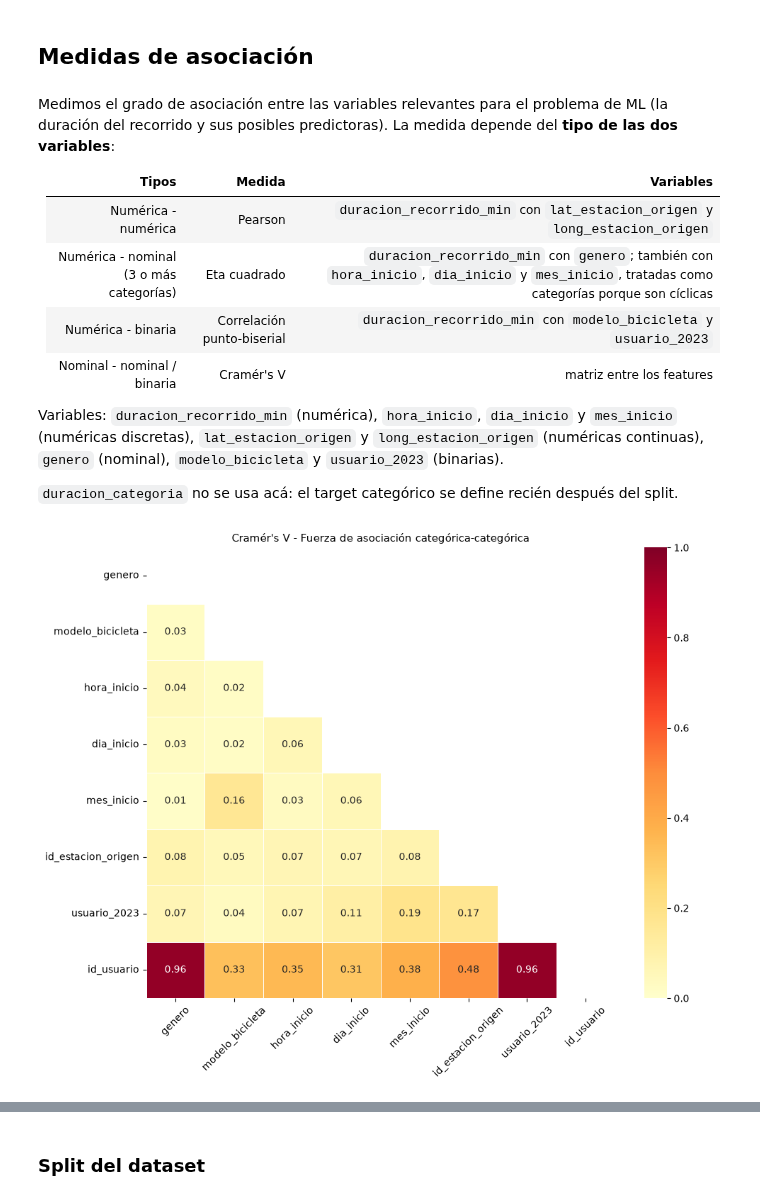
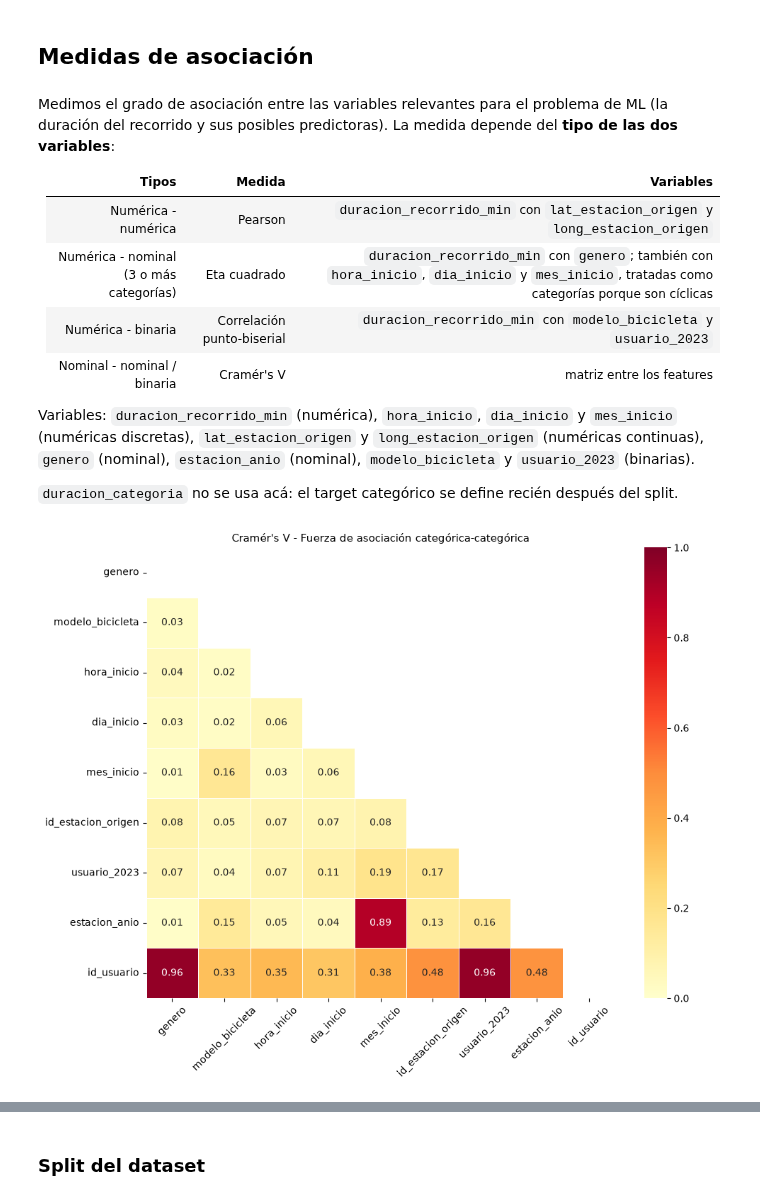
Before and after one commit to brigere/data-anlysis-ceia, a Jupyter notebook: tp_final_2026.ipynb, the cells around one changed output, grey strips where cells are left out. Saved outputs shown, nothing was run; the diff lists cells and outputs as text; code cells hidden in the pictures.

Commit message:
EstacionAnio

```diff
--- a/tp_final_2026.ipynb
+++ b/tp_final_2026.ipynb
@@ -640,4 +983,14 @@ Dato curioso observado en combinaciones: 10 de las 20 combinaciones más frecuen
 df_recorridos["hora_inicio"] = df_recorridos["fecha_origen_recorrido"].dt.hour    # 0-23
 df_recorridos["dia_inicio"] = df_recorridos["fecha_origen_recorrido"].dt.dayofweek  # 0-6 (0 = lunes, 6 = domingo)
 df_recorridos["mes_inicio"] = df_recorridos["fecha_origen_recorrido"].dt.month    # 1-12
+
+mes_dia = df_recorridos["mes_inicio"] * 100 + df_recorridos["fecha_origen_recorrido"].dt.day   # 21 de marzo -> 321
+condiciones = [
+    (mes_dia >= 1221) | (mes_dia < 321),    # verano
+    (mes_dia >= 321) & (mes_dia < 621),     # otoño
+    (mes_dia >= 621) & (mes_dia < 921),     # invierno
+    (mes_dia >= 921) & (mes_dia < 1221),    # primavera
+]
+estaciones_anio = ["verano", "otoño", "invierno", "primavera"]
+df_recorridos["estacion_anio"] = pd.Categorical(np.select(condiciones, estaciones_anio, default=None), categories=estaciones_anio)
 # %%
@@ -732,7 +1112,7 @@ Medimos el grado de asociación entre las variables relevantes para el problema
 | Numérica - binaria | Correlación punto-biserial | `duracion_recorrido_min` con `modelo_bicicleta` y `usuario_2023` |
 | Nominal - nominal / binaria | Cramér's V | matriz entre los features |
 
-Variables: `duracion_recorrido_min` (numérica), `hora_inicio`, `dia_inicio` y `mes_inicio` (numéricas discretas), `lat_estacion_origen` y `long_estacion_origen` (numéricas continuas), `genero` (nominal), `modelo_bicicleta` y `usuario_2023` (binarias).
+Variables: `duracion_recorrido_min` (numérica), `hora_inicio`, `dia_inicio` y `mes_inicio` (numéricas discretas), `lat_estacion_origen` y `long_estacion_origen` (numéricas continuas), `genero` (nominal), `estacion_anio` (nominal), `modelo_bicicleta` y `usuario_2023` (binarias).
 
 `duracion_categoria` no se usa acá: el target categórico se define recién después del split.
 # %%
@@ -760,37 +1140,37 @@ def cramers_v(x, y):
 
 # calculamos fuerza entre variables categoricas
 
-cols = ["genero", "modelo_bicicleta", "hora_inicio", "dia_inicio", "mes_inicio", "id_estacion_origen", "usuario_2023", "id_usuario"]
+cols = ["genero", "modelo_bicicleta", "hora_inicio", "dia_inicio", "mes_inicio", "id_estacion_origen", "usuario_2023", "estacion_anio", "id_usuario"]
 
 v_mat = pd.DataFrame(index=cols, columns=cols, dtype=float)
 
 for i, c1 in enumerate(cols):
     for c2 in cols[i:]:
         if c1 == c2:
             v_mat.loc[c1, c2] = 1.0
         else:
             validos = df_recorridos[c1].notna() & df_recorridos[c2].notna()
             v = cramers_v(df_recorridos.loc[validos, c1], df_recorridos.loc[validos, c2])
             # la matriz es simétrica: se calcula una sola vez
             v_mat.loc[c1, c2] = v
             v_mat.loc[c2, c1] = v
 
 
 # Máscara para mostrar solo la mitad inferior de la matriz
 mask = np.triu(np.ones_like(v_mat, dtype=bool))
 
 # Dibujamos la matriz con heatmap
 fig, ax = plt.subplots(figsize=(10, 8))
 sns.heatmap(v_mat.astype(float), annot=True, fmt=".2f", cmap="YlOrRd",
             vmin=0, vmax=1, linewidths=0.5,
             mask=mask, ax=ax)
 
 ax.set_title("Cramér's V - Fuerza de asociación categórica-categórica", fontsize=11)
 ax.tick_params(axis='x', rotation=45)
 plt.tight_layout()
 plt.show()
 # %% [output]
-[figure, old version]
+[figure, new version]
 # %%
 # asociación entre la duración (numérica) y cada feature
 # la duración tiene outliers extremos (hasta ~72 días): para esta medición se limita al percentil 99
```
Also changed, not shown: parts of 19 cells of this notebook.
